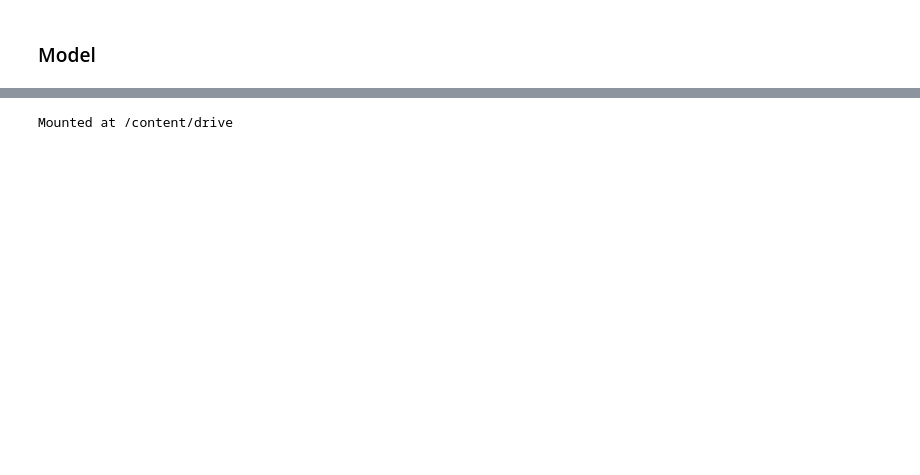
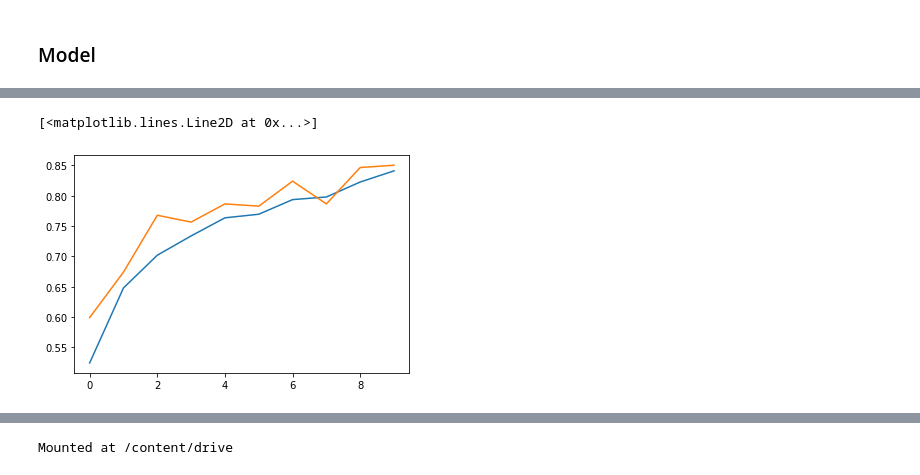
Before and after one commit to weathon/healthy-diet, a Jupyter notebook: food.ipynb, the cells around one changed output, grey strips where cells are left out. Saved outputs shown, nothing was run; the diff lists cells and outputs as text; code cells hidden in the pictures; blank space fills up the shorter version.

```diff
--- a/food.ipynb
+++ b/food.ipynb
@@ -106 +146,7 @@ model.fit(X, Y, epochs=3)
+# %%
+pylab.plot(history.history['accuracy'])
+pylab.plot(history.history['val_accuracy'])
+# %% [output]
+[<matplotlib.lines.Line2D at 0x...>]
+[figure, added]
 # %%
```
Also changed, not shown: parts of 16 cells of this notebook.
